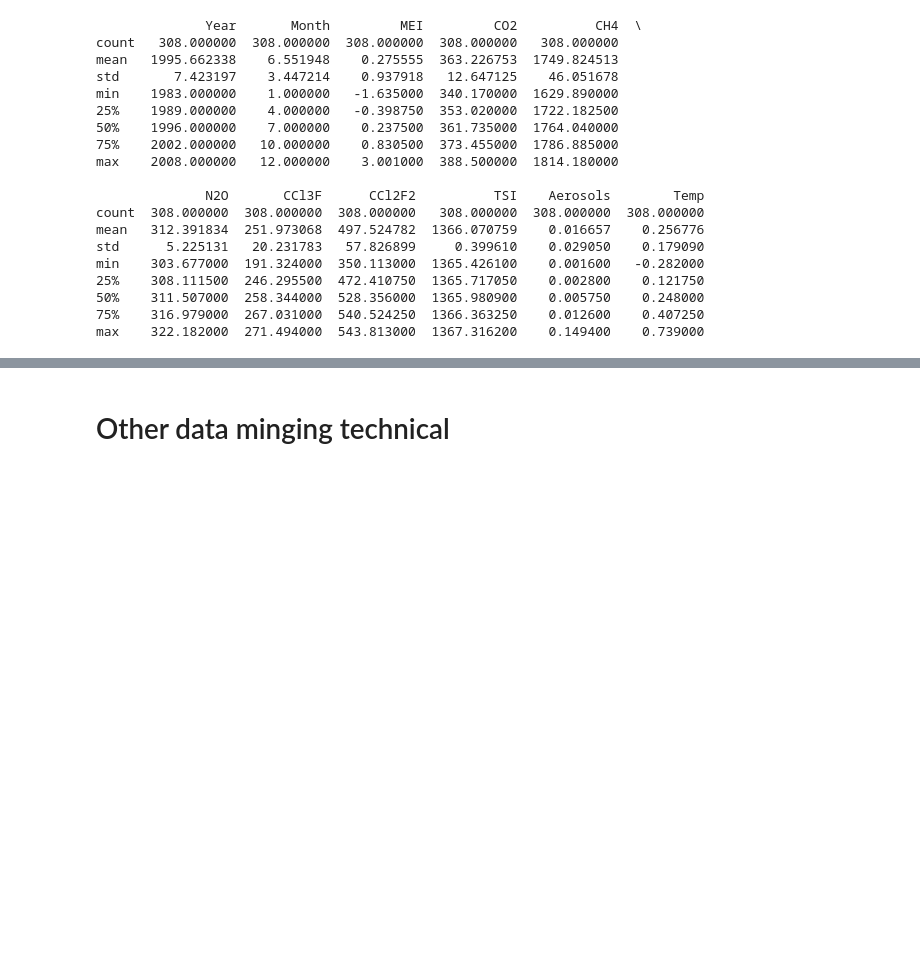
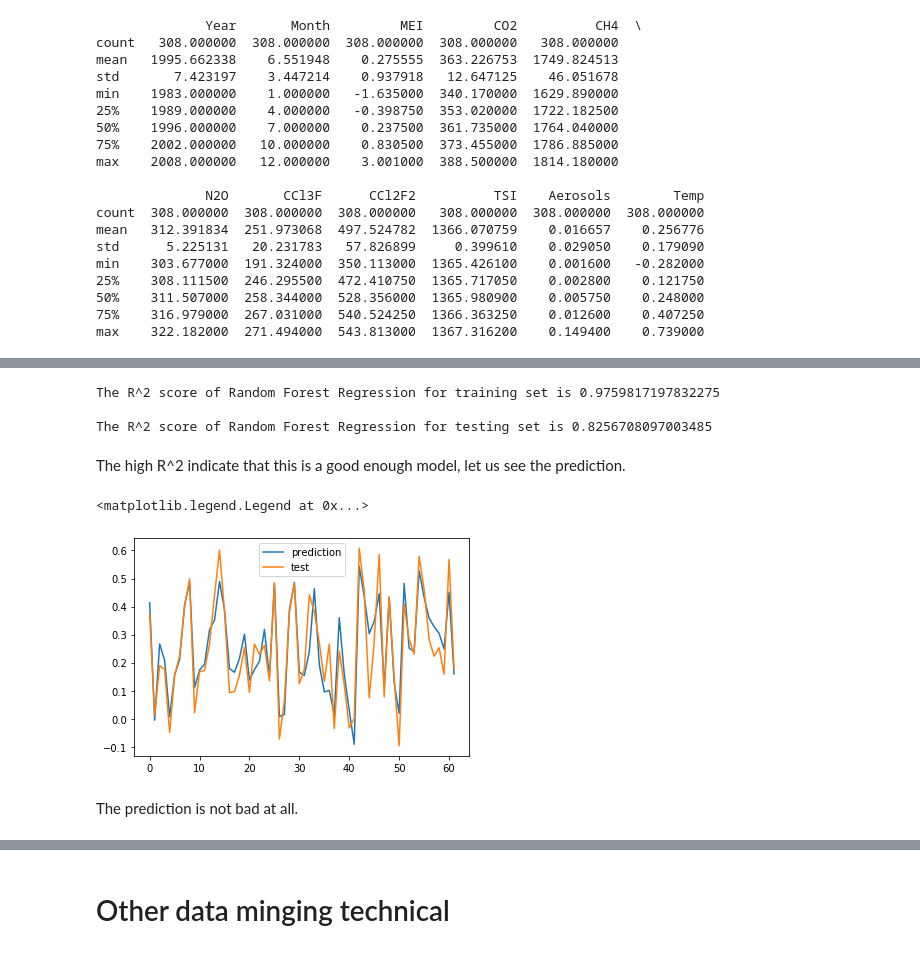
Before and after one commit to hqiuyu/Sunflower, a Jupyter notebook: sun_flower.ipynb, the cells around one changed output, grey strips where cells are left out. Drawn from its saved outputs; the diff is of its cells as text; code cells hidden in the pictures; blank space fills up the shorter version.

```diff
--- a/sun_flower.ipynb
+++ b/sun_flower.ipynb
@@ -141,0 +209,4 @@ First, we will split dependent variable Temp as y and its factors as x.
+# %%
+df = df.drop(['Year', 'Month'], axis=1)
+
+df.head(10)
@@ -158,0 +240,41 @@ from sklearn.model_selection import train_test_split
+# %%
+# Create X and y variables
+X = df.drop(['Temp'], axis=1)
+y = df['Temp']
+
+# Split the data into training and testing sets
+from sklearn.model_selection import train_test_split
+X_train, X_test, y_train, y_test = train_test_split(X, y, test_size=0.2, random_state=42)
+
+# Create a Random Forest model
+rf_model = RandomForestRegressor(n_estimators=100, random_state=42)
+
+# Train the model using the training data
+rf_model.fit(X_train, y_train)
+
+# Get the feature importances
+importances = rf_model.feature_importances_
+# %%
+# Get R^2 score (indicator of accuracy 1 is perfect, 0 is horrible)
+r_score_train = rf_model.score(X_train, y_train)
+r_score_test = rf_model.score(X_test, y_test)
+print('The R^2 score of Random Forest Regression for training set is', r_score_train)
+print('\nThe R^2 score of Random Forest Regression for testing set is', r_score_test)
+# %% [output]
+The R^2 score of Random Forest Regression for training set is 0.9759817197832275
+
+The R^2 score of Random Forest Regression for testing set is 0.8256708097003485
+# %% [markdown]
+<p>The high R^2 indicate that this is a good enough model, let us see the prediction.</p>
+# %%
+y_pred = rf_model.predict(X_test)
+# %%
+y_test2 = y_test.values
+plt.plot(y_pred,label = 'prediction') #blue
+plt.plot(y_test2,label = 'test')#orange
+plt.legend()
+# %% [output]
+<matplotlib.legend.Legend at 0x...>
+[figure, added]
+# %% [markdown]
+<p>The prediction is not bad at all.</p>
```
Also changed, not shown: parts of 32 cells of this notebook, 1 other file.
